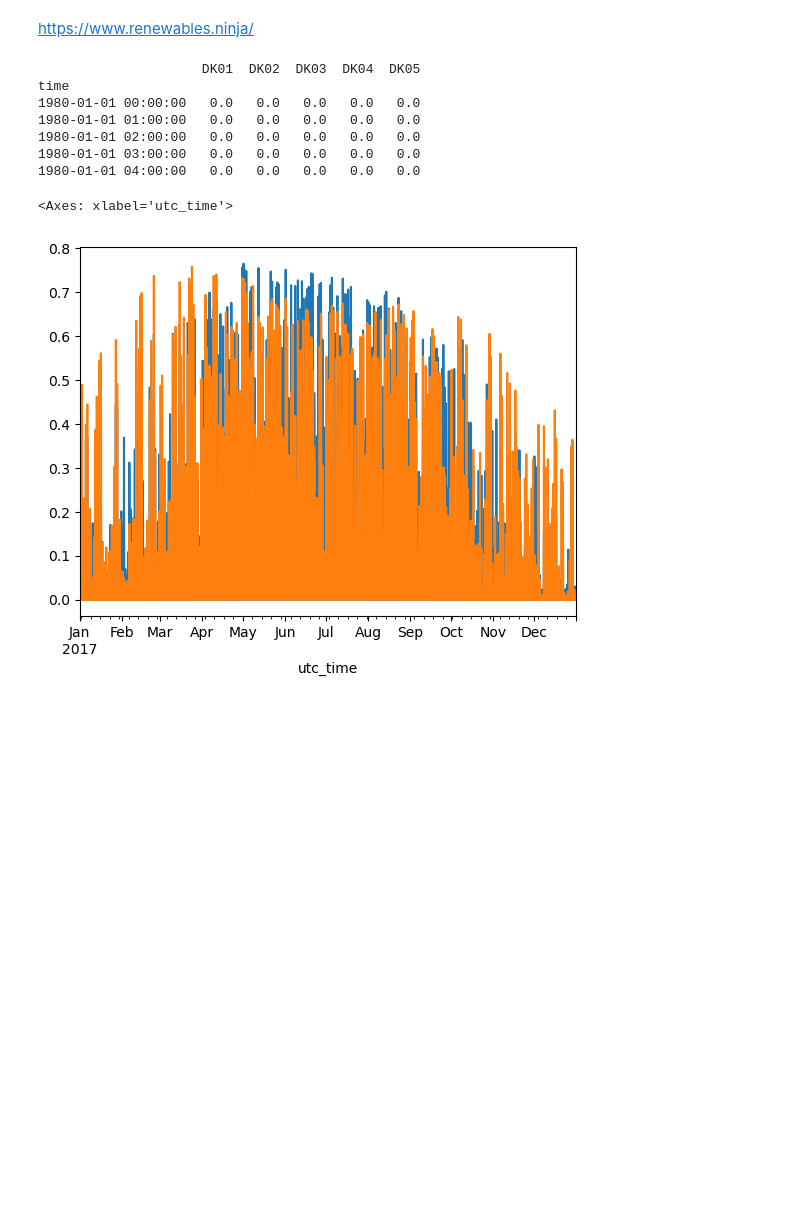
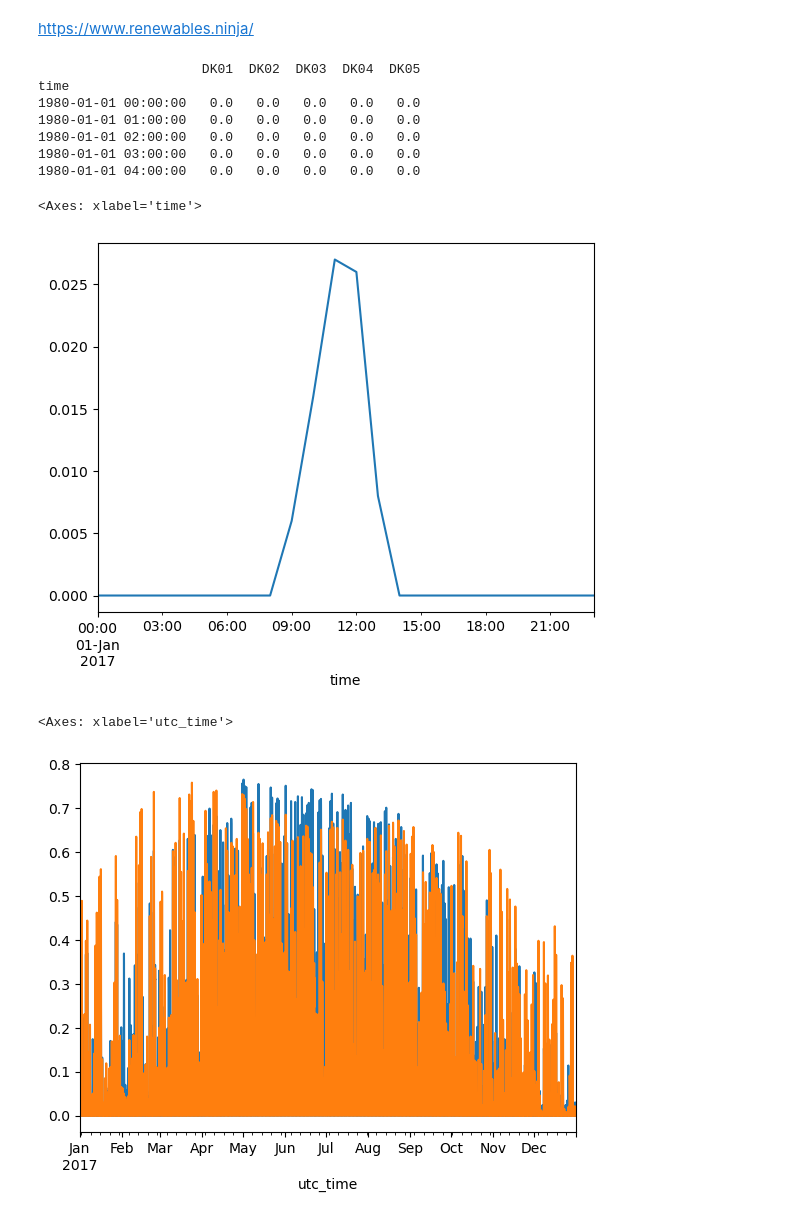
Before and after one commit to pulio12/Msc_Thesis_Greenlab_Skive, a Jupyter notebook: Test_File3.ipynb, the cells around one changed output. Drawn from its saved outputs; the diff is of its cells as text; code cells hidden in the pictures; blank space fills up the shorter version.

```diff
--- a/Test_File3.ipynb
+++ b/Test_File3.ipynb
@@ -211,6 +216,11 @@ time
 1980-01-01 02:00:00   0.0   0.0   0.0   0.0   0.0
 1980-01-01 03:00:00   0.0   0.0   0.0   0.0   0.0
 1980-01-01 04:00:00   0.0   0.0   0.0   0.0   0.0
+# %%
+PV_data["DK01"]["2017-01-01"].plot()
+# %% [output]
+<Axes: xlabel='time'>
+[figure, added]
 # %%
 # Comparison between Solar Data Source
 PV_data["DK01"]["2017-01-01":"2017-12-31"].plot()
```
Also changed, not shown: parts of 40 cells of this notebook.
